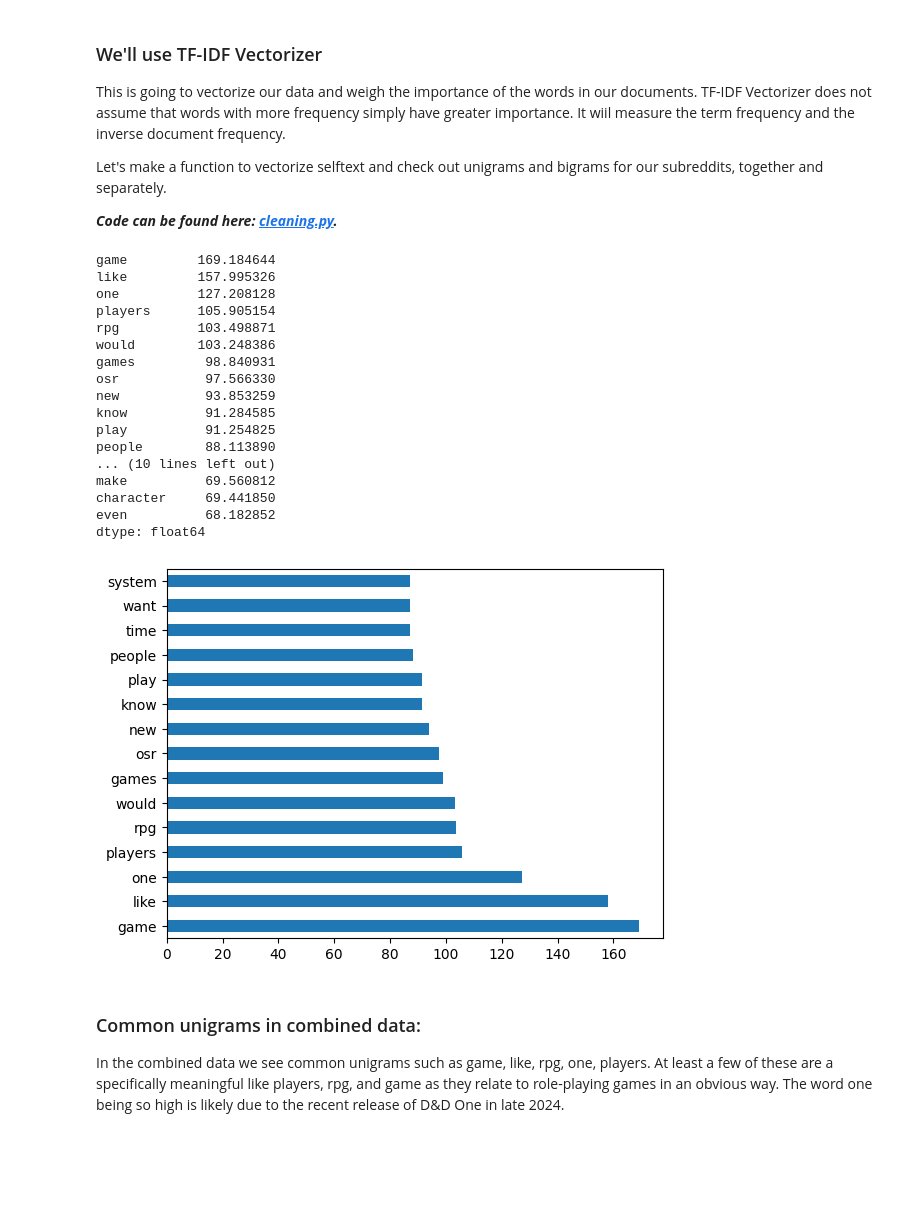
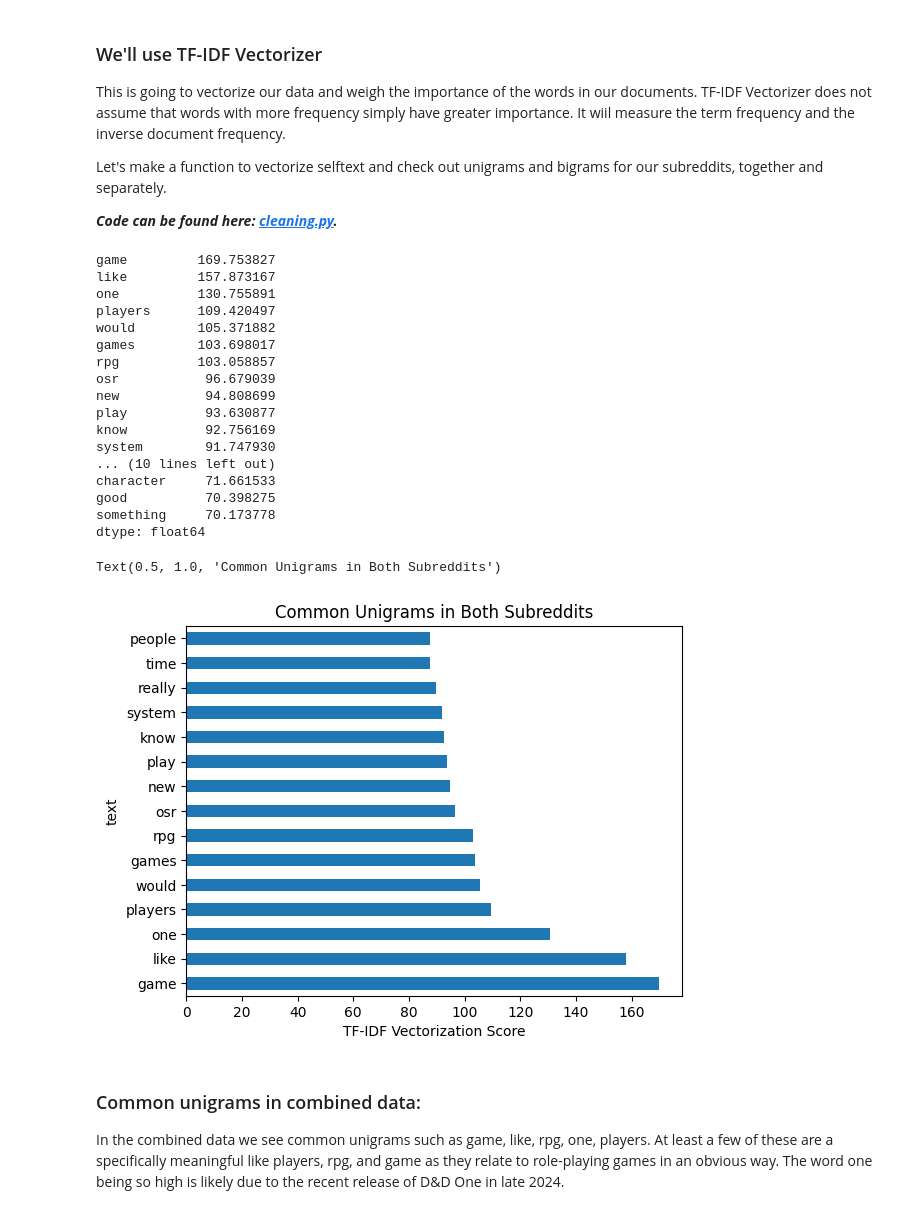
Before and after one commit to bola0321/Subreddits-Storytelling-Is-What-s-Old-is-New-Again-, a Jupyter notebook: code/cleaning_and_eda.ipynb, the cells around one changed output. Drawn from its saved outputs; the diff is of its cells as text; code cells hidden in the pictures; blank space fills up the shorter version.

```diff
--- a/code/cleaning_and_eda.ipynb
+++ b/code/cleaning_and_eda.ipynb
@@ -39,6 +37,6 @@ from sklearn import metrics
 files = [f"../data/{file}" for file in os.listdir("../data") if file.endswith(".csv")]
 files.remove('../data/cleaned_df.csv')
 files.remove('../data/cleaned_with_sentiment_df.csv')
-
+files.remove("../data/reddit_cleaned_df.csv")
 files
 # %% [output]
@@ -78,4 +77,6 @@ Name: count, dtype: int64
 cleaned.shape
 cleaned.head()
 cleaned.tail()
+cleaned = cleaned.reset_index()
+cleaned.tail()
 # %% [output]
@@ -88 +84,3 @@ cleaned.tail()
+# %%
+cleaned["is_osr"]=cleaned["is_osr"].astype(int)
 # %% [markdown]
@@ -118,25 +116,27 @@ X_train, X_test, y_train, y_test = train_test_split(X, y, random_state=123)
 # %%
 #clean df unigram
 cleaning.tfidf_list_and_barplot(1, 1, X_train, X_test, y_train, y_test)
+plt.title("Common Unigrams in Both Subreddits")
 # %% [output]
-game         169.184644
-like         157.995326
-one          127.208128
-players      105.905154
-rpg          103.498871
-would        103.248386
-games         98.840931
-osr           97.566330
-new           93.853259
-know          91.284585
-play          91.254825
-people        88.113890
+game         169.753827
+like         157.873167
+one          130.755891
+players      109.420497
+would        105.371882
+games        103.698017
+rpg          103.058857
+osr           96.679039
+new           94.808699
+play          93.630877
+know          92.756169
+system        91.747930
 ... (10 lines left out)
-make          69.560812
-character     69.441850
-even          68.182852
+character     71.661533
+good          70.398275
+something     70.173778
 dtype: float64
+Text(0.5, 1.0, 'Common Unigrams in Both Subreddits')
-[figure, old version]
+[figure, new version]
 # %% [markdown]
 ### Common unigrams in combined data:
 In the combined data we see common unigrams such as game, like, rpg, one, players. At least a few of these are a specifically meaningful like players, rpg, and game as they relate to role-playing games in an obvious way. The word one being so high is likely due to the recent release of D&D One in late 2024.
```
Also changed, not shown: parts of 26 cells of this notebook, 6 other files.
